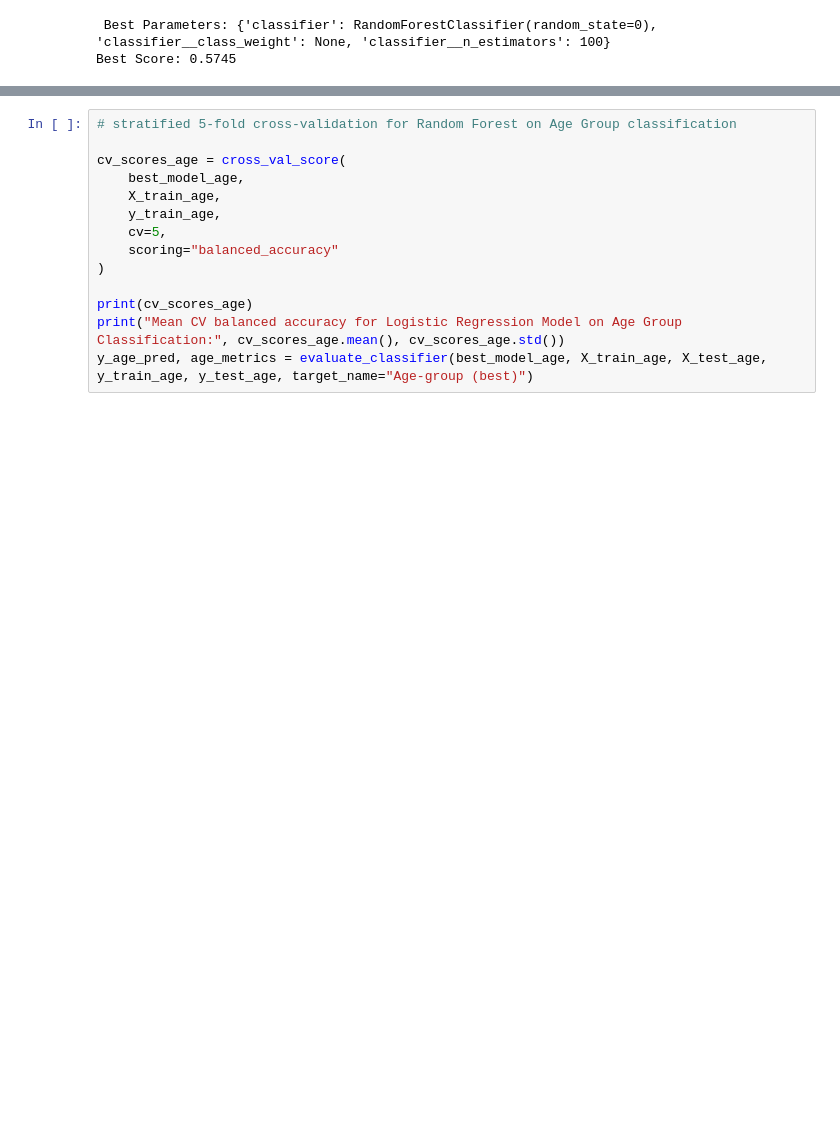
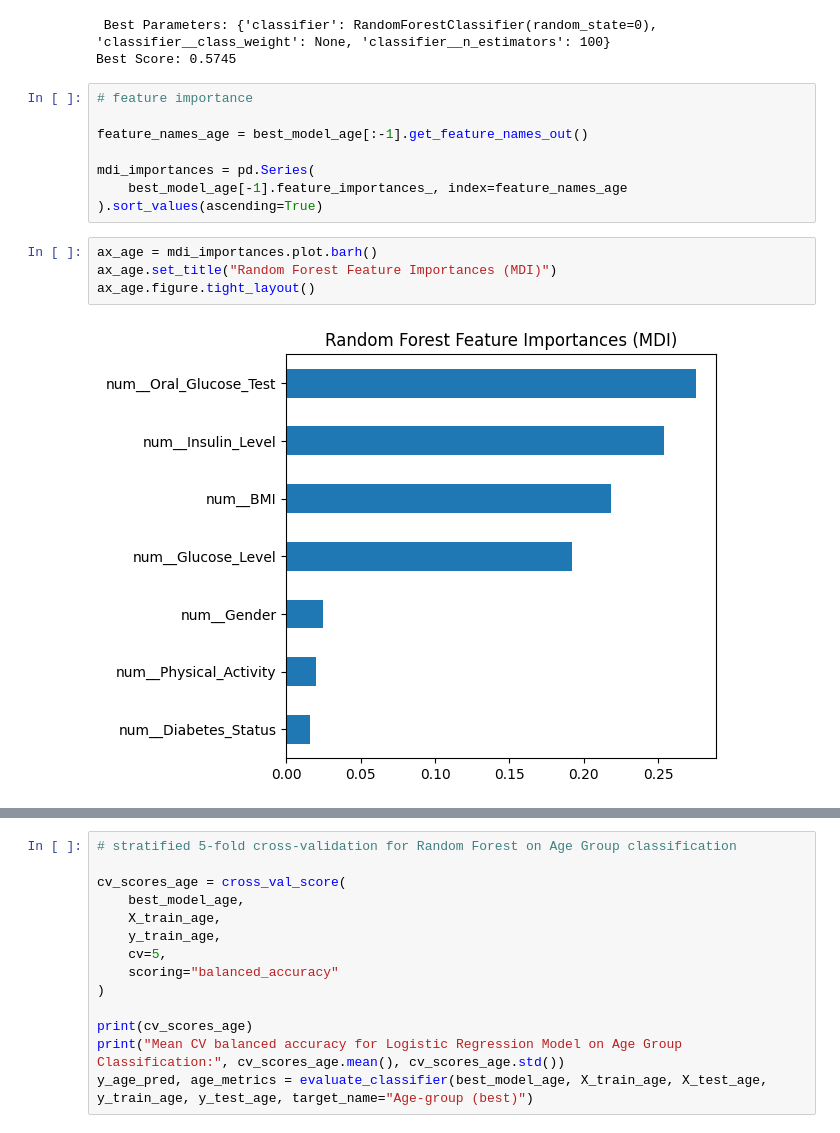
Before and after one commit to bpickett14/MATH3310_FA_2025_FP1_G01_PICKETT_CARDONA, a Jupyter notebook: notebooks/Final.ipynb, the cells around one changed output, grey strips where cells are left out. Drawn from its saved outputs; the diff is of its cells as text; blank space fills up the shorter version.

```diff
--- a/notebooks/Final.ipynb
+++ b/notebooks/Final.ipynb
@@ -344,3 +346,17 @@ best_model_age = gs_age.best_estimator_
 # %% [output]
  Best Parameters: {'classifier': RandomForestClassifier(random_state=0), 'classifier__class_weight': None, 'classifier__n_estimators': 100}
 Best Score: 0.5745
+# %%
+# feature importance
+
+feature_names_age = best_model_age[:-1].get_feature_names_out()
+
+mdi_importances = pd.Series(
+    best_model_age[-1].feature_importances_, index=feature_names_age
+).sort_values(ascending=True)
+# %%
+ax_age = mdi_importances.plot.barh()
+ax_age.set_title("Random Forest Feature Importances (MDI)")
+ax_age.figure.tight_layout()
+# %% [output]
+[figure, added]
```
Also changed, not shown: parts of 11 cells of this notebook.
